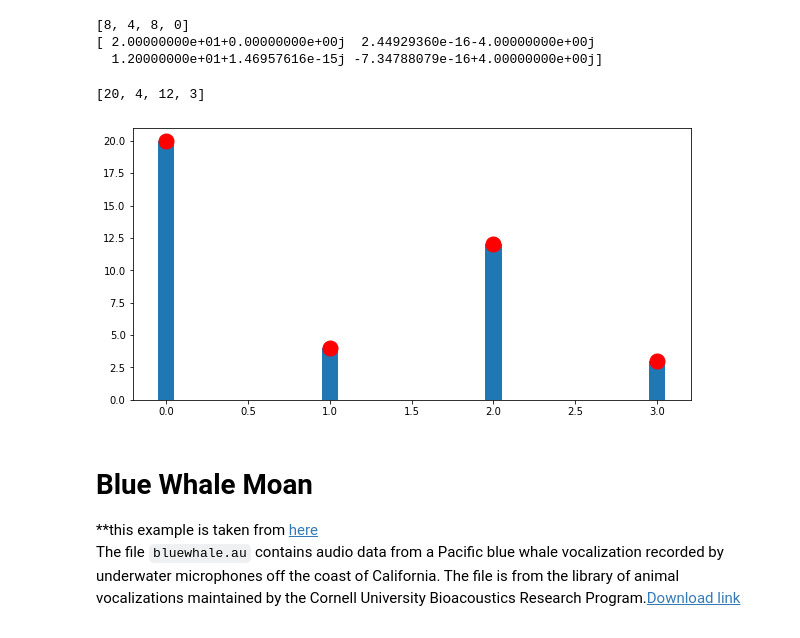
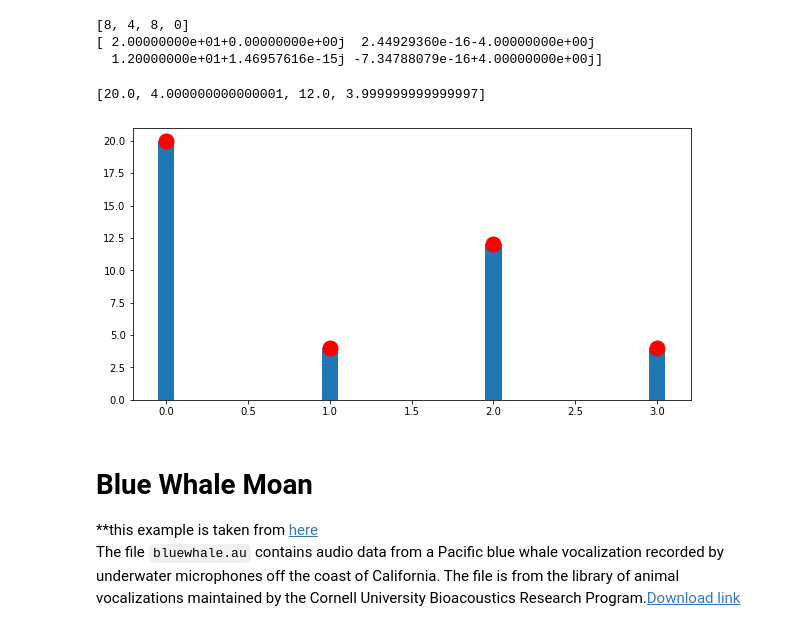
Before and after one commit to kkasra12/signalAndSystemProject_fft, a Jupyter notebook: runme.ipynb, the cells around one changed output. Drawn from its saved outputs; the diff is of its cells as text; code cells hidden in the pictures.

```diff
--- a/runme.ipynb
+++ b/runme.ipynb
@@ -99,15 +99,16 @@ print(DFTofF)
   1.20000000e+01+1.46957616e-15j -7.34788079e-16+4.00000000e+00j]
 # %%
 # The magnitude of the DFT coefficients is shown below
-y=[int(abs(i.imag+i.real)) for i in DFTofF]
+from math import sqrt
+y=[sqrt(i.imag**2+i.real**2) for i in DFTofF]
 print(y)
 plt.rcParams['figure.figsize'] = [10, 5]
 plt.plot(range(N),y,'ro',markersize=15)
 plt.bar(range(N),y,width=0.1)
 plt.show()
 # %% [output]
-[20, 4, 12, 3]
+[20.0, 4.000000000000001, 12.0, 3.999999999999997]
-[figure, old version]
+[figure, new version]
 # %% [markdown]
 # Blue Whale Moan
 **this example is taken from [here](https://ch.mathworks.com/help/matlab/math/basic-spectral-analysis.html#bve7skg-2)\
```
Also changed, not shown: parts of 6 cells of this notebook, 1 other file.
